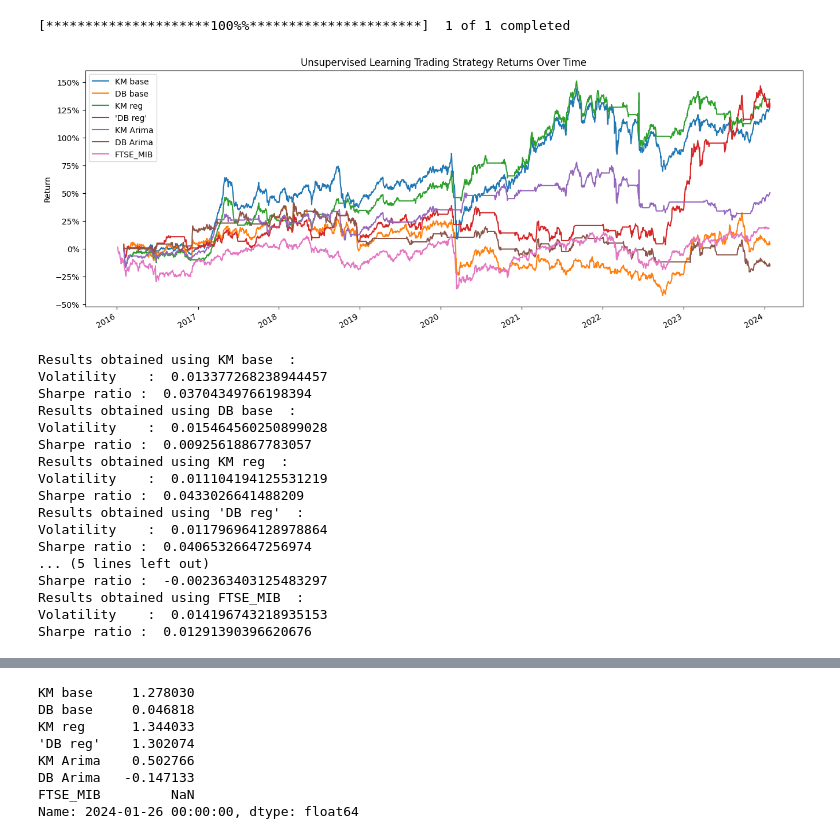
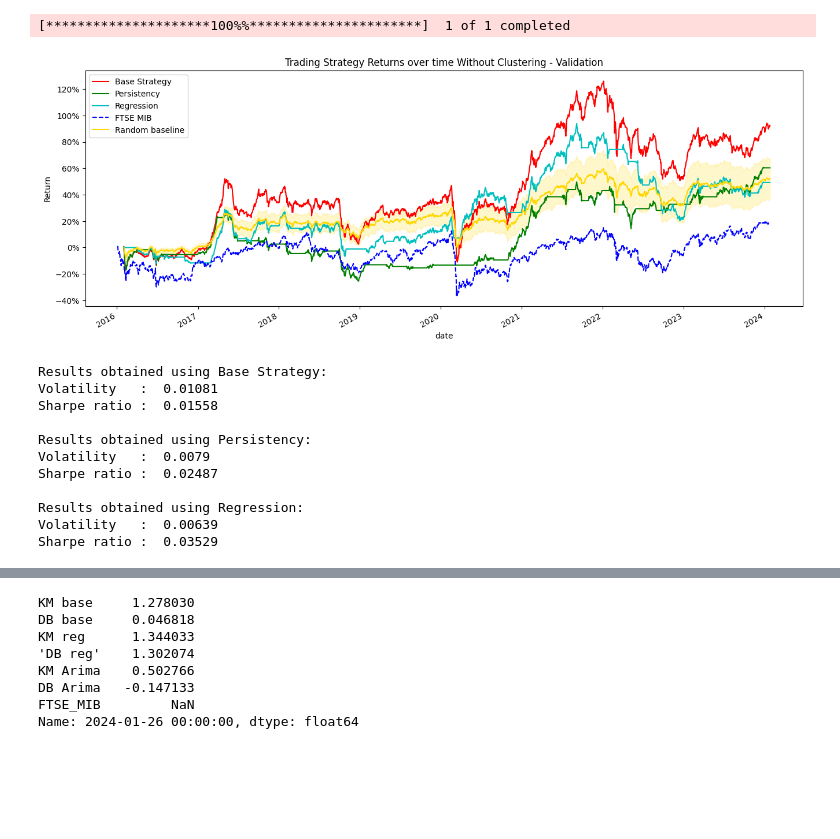
Before and after one commit to francesco-source/Portfolio-Optimization-via-Machine-Learning-Models, a Jupyter notebook: Italian_market.ipynb, the cells around one changed output, grey strips where cells are left out. Saved outputs shown, nothing was run; the diff lists cells and outputs as text; code cells hidden in the pictures; blank space fills up the shorter version.

```diff
--- a/Italian_market.ipynb
+++ b/Italian_market.ipynb
@@ -432,4 +473,6 @@ chosen_stocks_km_val = list_monthly_stocks(best_rsi_data_M_km_val)
 best_rsi_data_M_db_val =data_validation.copy().dropna().groupby('date',
                                                                 group_keys = False).apply(lambda df: dbscan_best_rsi(df,3))
 chosen_stocks_db_val = list_monthly_stocks(best_rsi_data_M_db_val)
+# %%
+chosen_stocks_noclust_val = list_monthly_stocks(data_validation.dropna())
 # %%
@@ -454 +502,5 @@ p_val_results = []
+# %%
+p_val_results_no = []
+p_val_results_km = []
+p_val_results_db = []
 # %%
@@ -501,46 +609,47 @@ mib = yf.download(tickers='FTSEMIB.MI',
                   start = start_date_validation,
                   end = end_date_validation)
 
-mib_ret = np.log(mib[['Adj Close']]).diff().dropna().rename({'Adj Close':'FTSEMIB.MI'}, axis=1)
+mib_ret = np.log(mib[['Adj Close']]).diff().dropna().rename({'Adj Close':'SP500'}, axis=1)
 
-p_val_results.append(mib_ret)
+refering_index = {
+    "name" : 'FTSE MIB',
+    "return" : mib_ret
+}
 
+result_validation_no = pd.concat(p_val_results_no, axis=1)
+result_validation_km = pd.concat(p_val_results_km, axis=1)
+result_validation_db = pd.concat(p_val_results_db, axis=1)
 
-result_validation = pd.concat(p_val_results, axis=1)
+strat_names = ['Base Strategy', 'Persistency', 'Regression']
+if plot_arima:
+    strat_names += ['Arima']
 
-result_validation.columns = ['KM base',
-                         'DB base',
-                         'KM reg',
-                         "'DB reg'",
-                         'KM Arima',
-                         'DB Arima',
-                         'FTSE_MIB',]
+result_validation_no.columns = strat_names
+result_validation_km.columns = strat_names
+result_validation_db.columns = strat_names
 # %% [output]
 [*********************100%%**********************]  1 of 1 completed
-# %%
-plot_portfolio_cumulative_return(result_validation)
-# %% [output]
-[figure, removed]
 # %%
-for return_strategy, name in zip(p_val_results,result_validation.columns):
-    print("Results obtained using", name," : ")
-    print("Volatility    : ", float(calculate_volatility(return_strategy)))
-    print("Sharpe ratio : ", float(calculate_sharpe_ratio(return_strategy)))
+plot_portfolio_cumulative_return(result_validation_no,
+                                 refering_index= refering_index,
+                                 random_returns_df= baselines_val["no"],
+                                 title= "Trading Strategy Returns over time Without Clustering - Validation")
+
+for return_strategy, name in zip(p_train_results_no, result_validation_no.columns):
+    print("Results obtained using ", name,": ", sep= "")
+    print("Volatility   : ", np.round(float(calculate_volatility(return_strategy)),5))
+    print("Sharpe ratio : ", np.round(float(calculate_sharpe_ratio(return_strategy)),5))
+    print()
 # %% [output]
+[figure, added]
-Results obtained using KM base  :
-Volatility    :  0.013377268238944457
-Sharpe ratio :  0.03704349766198394
-Results obtained using DB base  :
-Volatility    :  0.015464560250899028
-Sharpe ratio :  0.00925618867783057
-Results obtained using KM reg  :
-Volatility    :  0.011104194125531219
-Sharpe ratio :  0.0433026641488209
-Results obtained using 'DB reg'  :
-Volatility    :  0.011796964128978864
-Sharpe ratio :  0.04065326647256974
-... (5 lines left out)
-Sharpe ratio :  -0.002363403125483297
-Results obtained using FTSE_MIB  :
-Volatility    :  0.014196743218935153
-Sharpe ratio :  0.01291390396620676
+Results obtained using Base Strategy:
+Volatility   :  0.01081
+Sharpe ratio :  0.01558
+
+Results obtained using Persistency:
+Volatility   :  0.0079
+Sharpe ratio :  0.02487
+
+Results obtained using Regression:
+Volatility   :  0.00639
+Sharpe ratio :  0.03529
```
Also changed, not shown: parts of 34 cells of this notebook.
